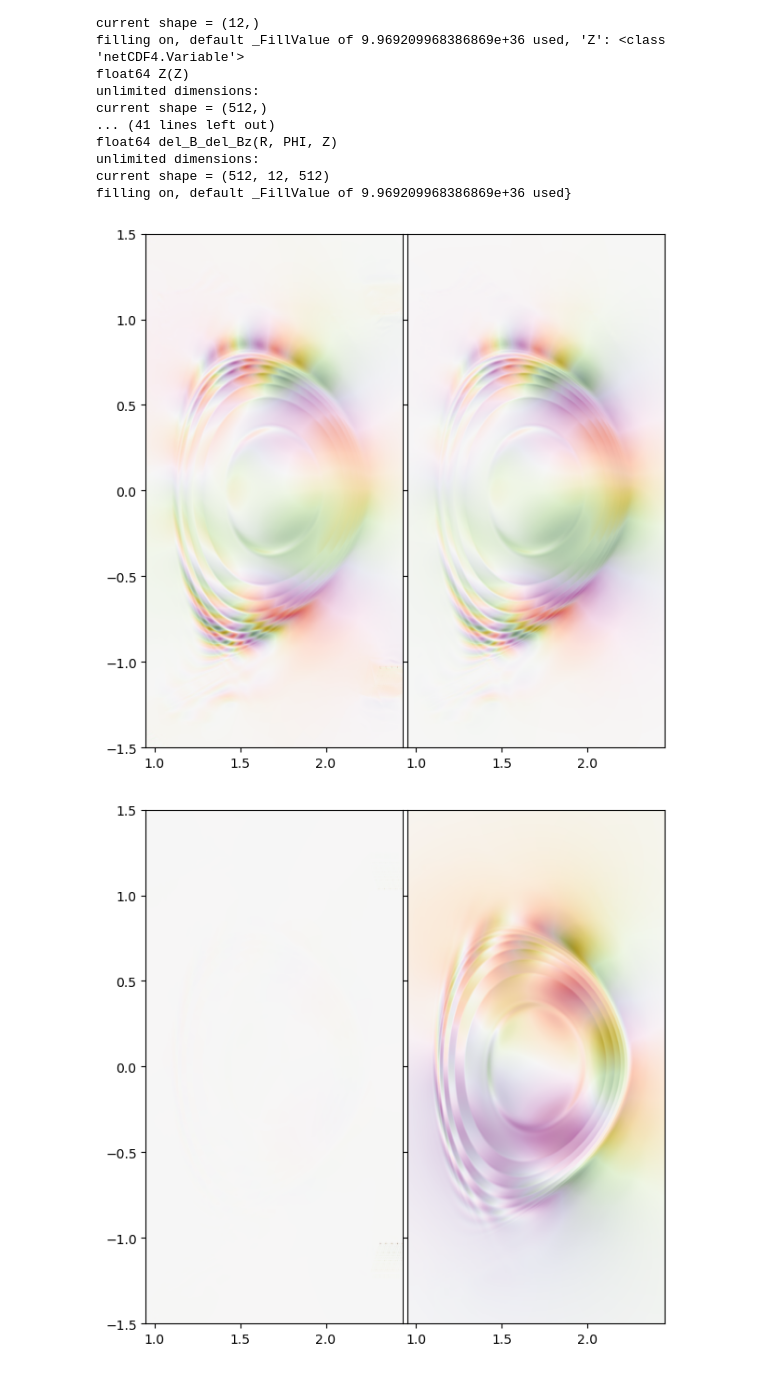
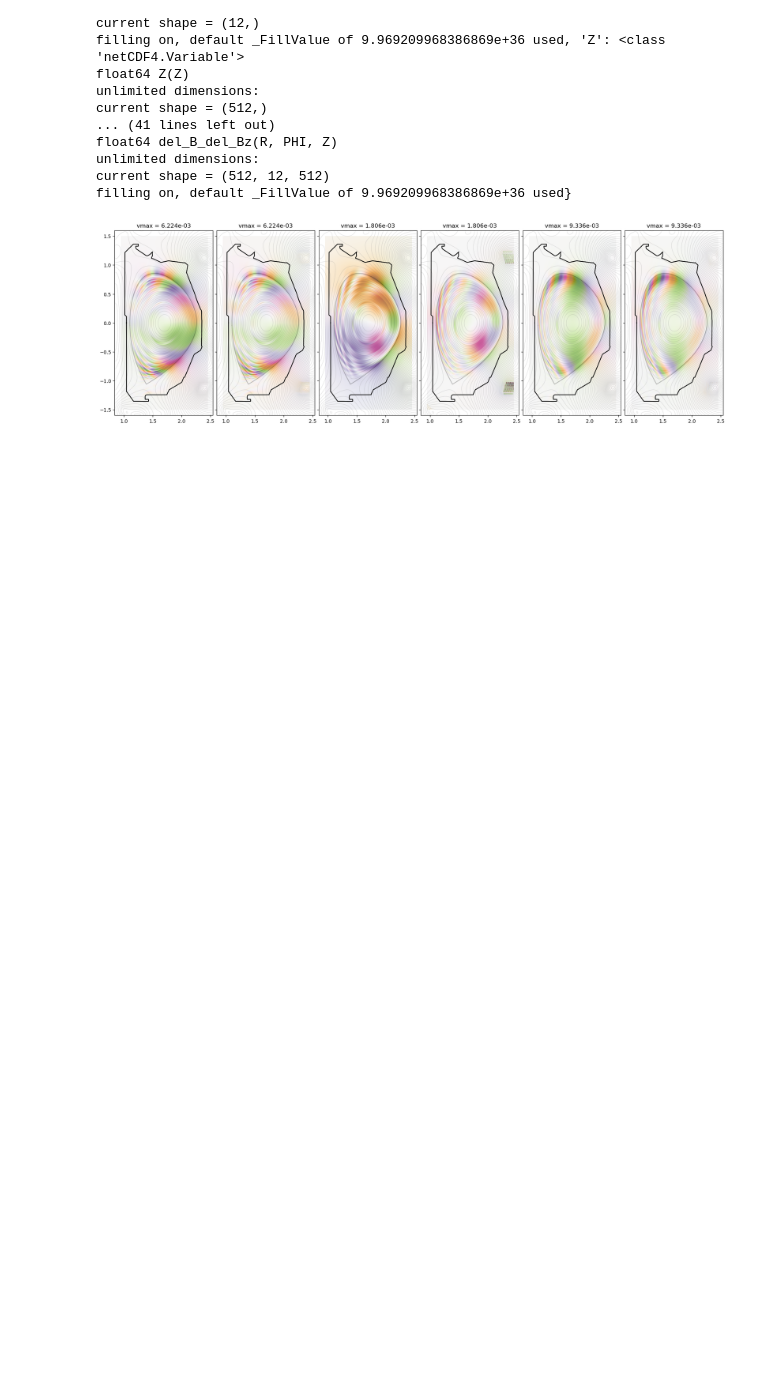
Before and after one commit to Maplenormandy/c1lgkt-jax, a Jupyter notebook: bin/rmp_analysis.ipynb, the cells around one changed output. Cells and saved outputs as stored; diff of their text form; code cells hidden in the pictures; blank space fills up the shorter version.

```diff
--- a/bin/rmp_analysis.ipynb
+++ b/bin/rmp_analysis.ipynb
@@ -114,10 +115,10 @@ filling on, default _FillValue of 9.969209968386869e+36 used}
 
 # Set up interpolators
 apar = jnp.array(rmp_data_fft['del_Apar'][:,3,:])
-interp_apar = interpax.Interpolator2D(rgrid.filled(), zgrid.filled(), jnp.array([-apar]).transpose(1, 2, 0), method='cubic')
-interp_phi = interpax.Interpolator2D(rgrid.filled(), zgrid.filled(), jnp.array([rmp_data_fft['del_phi'][:,3,:]]).transpose(1, 2, 0), method='cubic')
+interp_apar = interpax.Interpolator2D(rgrid.filled(), zgrid.filled(), jnp.array([-apar]).transpose(1, 2, 0), method='cubic2')
+interp_phi = interpax.Interpolator2D(rgrid.filled(), zgrid.filled(), jnp.array([rmp_data_fft['del_phi'][:,3,:]]).transpose(1, 2, 0), method='cubic2')
 
-field = RZFourierFieldProvider(
+rmp_field_provider = RZFourierFieldProvider(
     n = jnp.array([3]),
     omega = jnp.array([0.0]),
     interp_phi_coefs = interp_phi,
@@ -127,44 +128,54 @@ field = RZFourierFieldProvider(
 # Compute the RMP fields from A_parallel
 rplot, zplot = jnp.meshgrid(rgrid.filled(), zgrid.filled(), indexing='ij')
 rflat, zflat = rplot.flatten(), zplot.flatten()
 
 psi_ev, ff_ev = eq.compute_psi_and_ff(rflat, zflat)
 bv, bu, modb, gradmodb, curlbu = eq.compute_geom_terms(rflat, psi_ev, ff_ev)
 
-field_eval_re = field.value_and_grad(0.0, rflat, jnp.zeros_like(rflat), zflat, psi_ev)
-field_eval_im = field.value_and_grad(0.0, rflat, jnp.full_like(rflat, jnp.pi/6), zflat, psi_ev)
+field_eval_re = rmp_field_provider.value_and_grad(0.0, rflat, jnp.zeros_like(rflat), zflat, psi_ev)
+field_eval_im = rmp_field_provider.value_and_grad(0.0, rflat, jnp.full_like(rflat, jnp.pi/6), zflat, psi_ev)
 
 # Combine the real and imaginary parts into a complex field
 field_eval = jtu.tree_map(lambda re, im: re + 1j * im, field_eval_re, field_eval_im)
 
 # Unpack fields
 (phi_flat, apar_flat), ((dphi_dr, dphi_dvarphi, dphi_dz), (dapar_dr, dapar_dvarphi, dapar_dz)) = field_eval
 
 # %% Actually compare fields
 nabla_apar = jnp.array([dapar_dr, dapar_dvarphi / rflat, dapar_dz])
 del_b = jnp.cross(nabla_apar, bv, axis=0) + apar_flat * curlbu
 
 ## Plot
-def reim_color(z):
-    vmax = jnp.max(jnp.abs(z))
+def reim_color(z, vmax):
+    #vmax = jnp.max(jnp.abs(z))
     norm = mpl.colors.CenteredNorm(halfrange=vmax)
     real_part = mpl.cm.PiYG(norm(jnp.real(z)))
     imag_part = mpl.cm.PuOr(norm(jnp.imag(z)))
     # Blend the real and imaginary parts together
-    blended = jnp.sqrt((real_part**2 + imag_part**2)/2)
+    blended = 1.0 - jnp.sqrt(((1.0-real_part)**2 + (1.0-imag_part)**2)/2)
     return blended
 
+fig, axs = plt.subplots(1, 6, sharex=True, sharey=True, figsize=(18, 6), dpi=100)
+
 for i, key in enumerate(['del_B_del_Br', 'del_B_del_Bt', 'del_B_del_Bz']):
-    fig, axs = plt.subplots(1, 2, sharex=True, sharey=True, figsize=(6, 6), dpi=100)
+    vmax = jnp.max(jnp.abs(rmp_data_fft[key][:,3,:]))
 
-    ax = axs[0]
-    ax.imshow(reim_color(del_b[i,:].reshape(rplot.shape).T), extent=(rgrid[0], rgrid[-1], zgrid[0], zgrid[-1]), origin='lower', aspect='equal')
+    ax = axs[2*i + 0]
+    ax.imshow(reim_color(rmp_data_fft[key][:,3,:].T, vmax=vmax), extent=(rgrid[0], rgrid[-1], zgrid[0], zgrid[-1]), origin='lower', aspect='equal')
+    ax.set_title(f'vmax = {vmax:.3e}')
+    eq.plot_magnetic_geometry(ax, alpha=0.25)
 
-    ax = axs[1]
-    ax.imshow(reim_color(rmp_data_fft[key][:,3,:].T), extent=(rgrid[0], rgrid[-1], zgrid[0], zgrid[-1]), origin='lower', aspect='equal')
+    ax = axs[2*i + 1]
+    ax.imshow(reim_color(del_b[i,:].reshape(rplot.shape).T * (2*jnp.pi/12), vmax=vmax), extent=(rgrid[0], rgrid[-1], zgrid[0], zgrid[-1]), origin='lower', aspect='equal')
+    #vmax = jnp.max(jnp.abs(del_b[i,:]))
+    ax.set_title(f'vmax = {vmax:.3e}')
+    eq.plot_magnetic_geometry(ax, alpha=0.25)
 
-    plt.tight_layout(pad=0.0)
-    plt.show()
+
+
+
+
+plt.tight_layout(pad=0.0)
+plt.show()
 # %% [output]
-[figure, old version]
+[figure, new version]
-[figure, removed]
```
Also changed, not shown: parts of 19 cells of this notebook, 9 other files.
